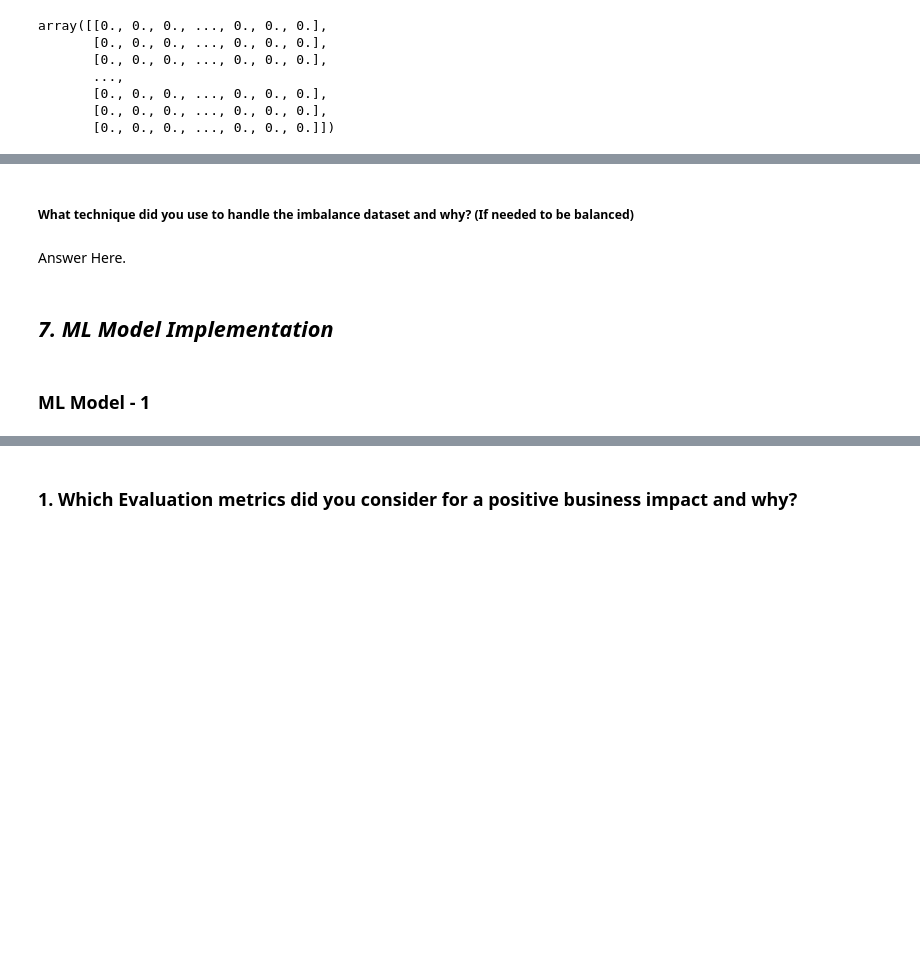
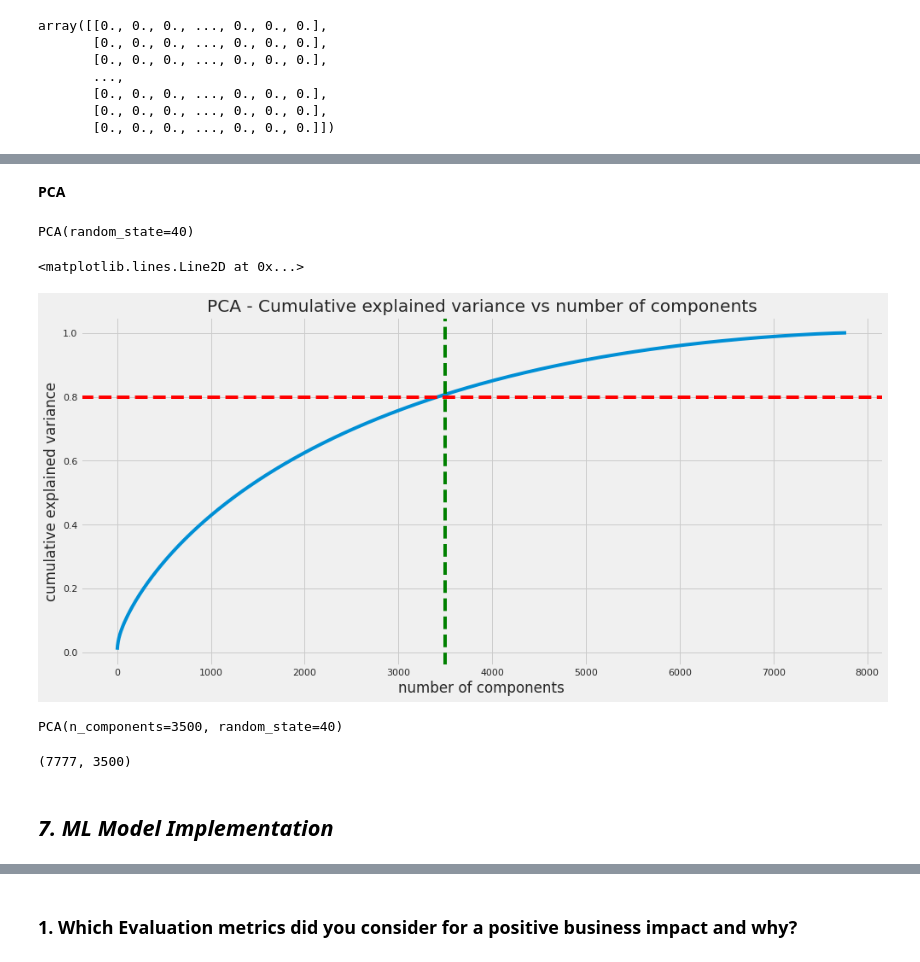
Before and after one commit to DipanshuKumar449/Netflix-Movies-and-TV-Shows-Clustering, a Jupyter notebook: Netflix_Movies_and_TV_Shows_Clustering.ipynb, the cells around one changed output, grey strips where cells are left out. Cells and saved outputs as stored; diff of their text form; code cells hidden in the pictures; blank space fills up the shorter version.

```diff
--- a/Netflix_Movies_and_TV_Shows_Clustering.ipynb
+++ b/Netflix_Movies_and_TV_Shows_Clustering.ipynb
@@ -1063,6 +1041,6 @@ def lemmatize_(sent):
     return lemmat
 # %%
 # Lemmatization
-Netflix_df['clustering'] = lemmatize_(Netflix_df['clustering'])
+Netflix_df['clusters'] = lemmatize_(Netflix_df['clusters'])
 # %%
 # Checking with 10th row
@@ -1080,6 +1058,6 @@ tokenizer = TweetTokenizer()
 # %%
 # Tokenization
 
-Netflix_df['clustering'] = Netflix_df['clustering'].apply(lambda x: tokenizer.tokenize(x))
+Netflix_df['clusters'] = Netflix_df['clusters'].apply(lambda x: tokenizer.tokenize(x))
 # %%
 # Checking with 10th row
@@ -1097,5 +1075,5 @@ from sklearn.feature_extraction.text import TfidfVectorizer
 def tokenizer(text):
   return text
 
-tfidf = TfidfVectorizer(tokenizer=tokenizer, stop_words='english', lowercase=False,max_features = 20000)
-x = tfidf.fit_transform(Netflix_df['clustering'])
+tfidf = TfidfVectorizer(tokenizer = tokenizer, stop_words='english', lowercase=False,max_features = 20000)
+x = tfidf.fit_transform(Netflix_df['clusters'])
@@ -1181,4 +1099,2 @@ Answer Here.
-# %% [markdown]
-##### What technique did you use to handle the imbalance dataset and why? (If needed to be balanced)
-# %% [markdown]
-Answer Here.
+# %% [markdown]
+**PCA**
@@ -1184,0 +1103,29 @@ Answer Here.
+# %%
+# using PCA to reduce dimensionality
+
+pca = PCA(random_state=40)
+pca.fit(X)
+# %% [output]
+PCA(random_state=40)
+# %%
+# Explained variance
+
+plt.figure(figsize=(15,7))
+
+# Plot showing Cumulative explained variance vs number of components'
+plt.plot(np.cumsum(pca.explained_variance_ratio_))
+
+plt.title('PCA - Cumulative explained variance vs number of components')
+plt.xlabel('number of components')
+plt.ylabel('cumulative explained variance')
+plt.axhline(y= 0.80, color='red', linestyle='--')
+plt.axvline(x= 3500, color='green', linestyle='--')
+# %% [output]
+<matplotlib.lines.Line2D at 0x...>
+[figure, added]
+# %%
+# reducing the dimensions to 4000 using pca
+pca = PCA(n_components=3500,random_state=40)
+pca.fit(X)
+# %% [output]
+PCA(n_components=3500, random_state=40)
@@ -1185,4 +1135,7 @@ Answer Here.
+# %%
+# shape of transformed vectors
+X_pca.shape
+# %% [output]
+(7777, 3500)
 # %% [markdown]
 ## ***7. ML Model Implementation***
-# %% [markdown]
-### ML Model - 1
```
Also changed, not shown: parts of 117 cells of this notebook.
